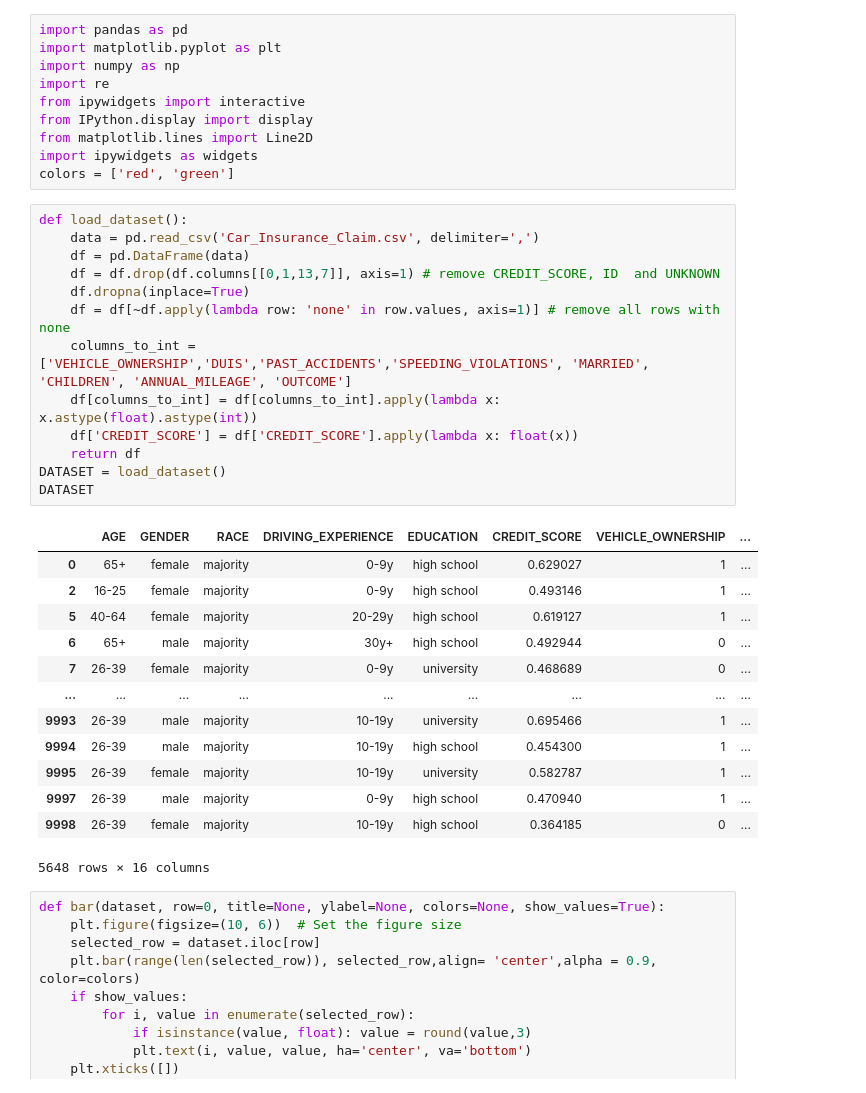
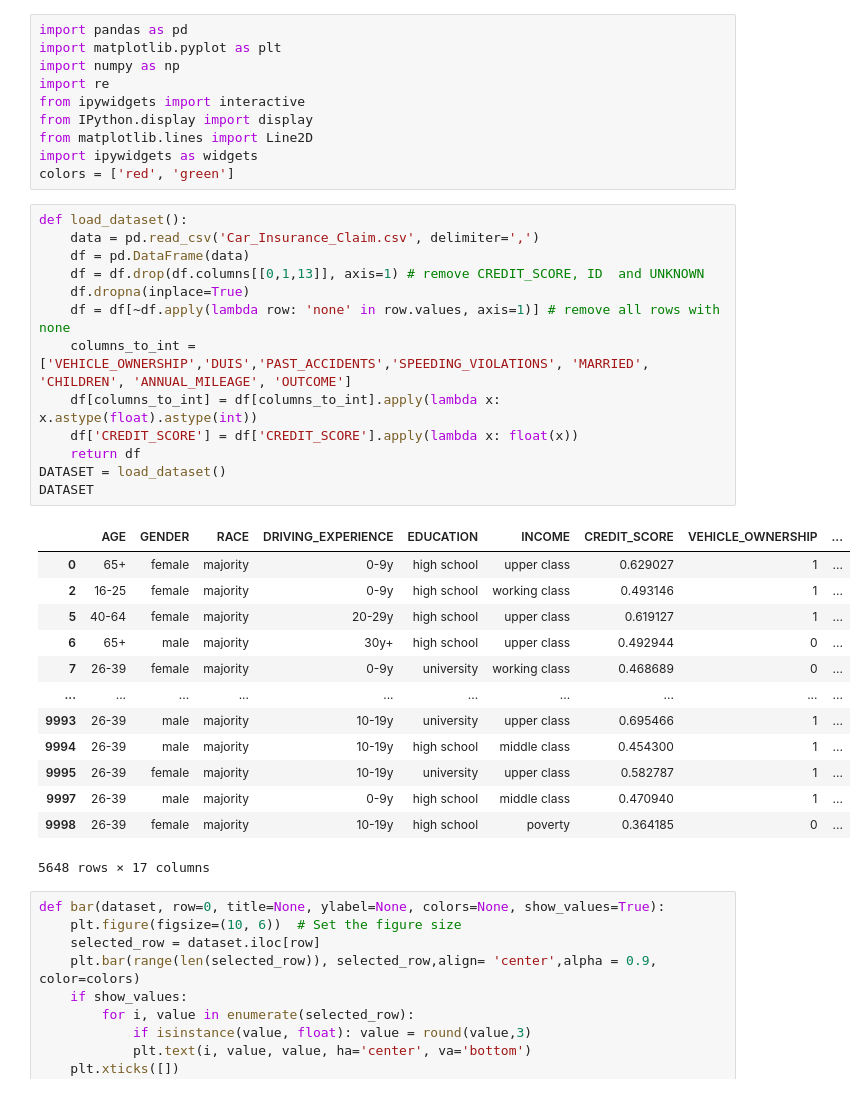
Before and after one commit to Propsi4/Amazinum, a Jupyter notebook: Homeworks/visualization/Lesson_4_Home_Task_Visualization.ipynb, the cells around one changed output. Drawn from its saved outputs; the diff is of its cells as text.

```diff
--- a/Homeworks/visualization/Lesson_4_Home_Task_Visualization.ipynb
+++ b/Homeworks/visualization/Lesson_4_Home_Task_Visualization.ipynb
@@ -13,30 +13,30 @@ colors = ['red', 'green']
 # %%
 def load_dataset():
     data = pd.read_csv('Car_Insurance_Claim.csv', delimiter=',')
     df = pd.DataFrame(data)
-    df = df.drop(df.columns[[0,1,13,7]], axis=1) # remove CREDIT_SCORE, ID  and UNKNOWN
+    df = df.drop(df.columns[[0,1,13]], axis=1) # remove CREDIT_SCORE, ID  and UNKNOWN
     df.dropna(inplace=True)
     df = df[~df.apply(lambda row: 'none' in row.values, axis=1)] # remove all rows with none
     columns_to_int = ['VEHICLE_OWNERSHIP','DUIS','PAST_ACCIDENTS','SPEEDING_VIOLATIONS', 'MARRIED', 'CHILDREN', 'ANNUAL_MILEAGE', 'OUTCOME']
     df[columns_to_int] = df[columns_to_int].apply(lambda x: x.astype(float).astype(int))
     df['CREDIT_SCORE'] = df['CREDIT_SCORE'].apply(lambda x: float(x))
     return df
 DATASET = load_dataset()
 DATASET
 # %% [output]
-|  | AGE | GENDER | RACE | DRIVING_EXPERIENCE | EDUCATION | CREDIT_SCORE | VEHICLE_OWNERSHIP | ... |
-| 0 | 65+ | female | majority | 0-9y | high school | 0.629027 | 1 | ... |
-| 2 | 16-25 | female | majority | 0-9y | high school | 0.493146 | 1 | ... |
-| 5 | 40-64 | female | majority | 20-29y | high school | 0.619127 | 1 | ... |
-| 6 | 65+ | male | majority | 30y+ | high school | 0.492944 | 0 | ... |
-| 7 | 26-39 | female | majority | 0-9y | university | 0.468689 | 0 | ... |
-| ... | ... | ... | ... | ... | ... | ... | ... | ... |
-| 9993 | 26-39 | male | majority | 10-19y | university | 0.695466 | 1 | ... |
-| 9994 | 26-39 | male | majority | 10-19y | high school | 0.454300 | 1 | ... |
-| 9995 | 26-39 | female | majority | 10-19y | university | 0.582787 | 1 | ... |
-| 9997 | 26-39 | male | majority | 0-9y | high school | 0.470940 | 1 | ... |
-| 9998 | 26-39 | female | majority | 10-19y | high school | 0.364185 | 0 | ... |
+|  | AGE | GENDER | RACE | DRIVING_EXPERIENCE | EDUCATION | INCOME | CREDIT_SCORE | VEHICLE_OWNERSHIP | ... |
+| 0 | 65+ | female | majority | 0-9y | high school | upper class | 0.629027 | 1 | ... |
+| 2 | 16-25 | female | majority | 0-9y | high school | working class | 0.493146 | 1 | ... |
+| 5 | 40-64 | female | majority | 20-29y | high school | upper class | 0.619127 | 1 | ... |
+| 6 | 65+ | male | majority | 30y+ | high school | upper class | 0.492944 | 0 | ... |
+| 7 | 26-39 | female | majority | 0-9y | university | working class | 0.468689 | 0 | ... |
+| ... | ... | ... | ... | ... | ... | ... | ... | ... | ... |
+| 9993 | 26-39 | male | majority | 10-19y | university | upper class | 0.695466 | 1 | ... |
+| 9994 | 26-39 | male | majority | 10-19y | high school | middle class | 0.454300 | 1 | ... |
+| 9995 | 26-39 | female | majority | 10-19y | university | upper class | 0.582787 | 1 | ... |
+| 9997 | 26-39 | male | majority | 0-9y | high school | middle class | 0.470940 | 1 | ... |
+| 9998 | 26-39 | female | majority | 10-19y | high school | poverty | 0.364185 | 0 | ... |
-5648 rows × 16 columns
+5648 rows × 17 columns
 # %%
 def bar(dataset, row=0, title=None, ylabel=None, colors=None, show_values=True):
     plt.figure(figsize=(10, 6))  # Set the figure size
```
Also changed, not shown: parts of 7 cells of this notebook.
